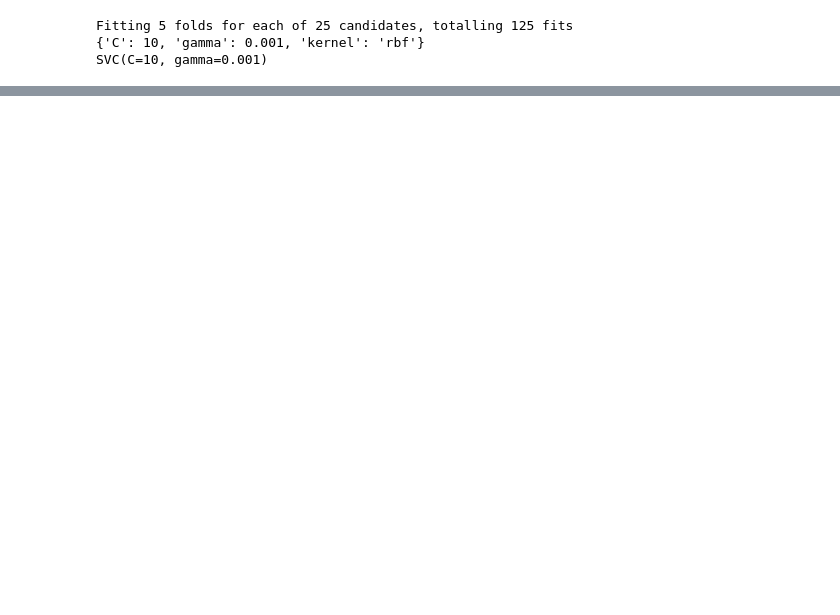
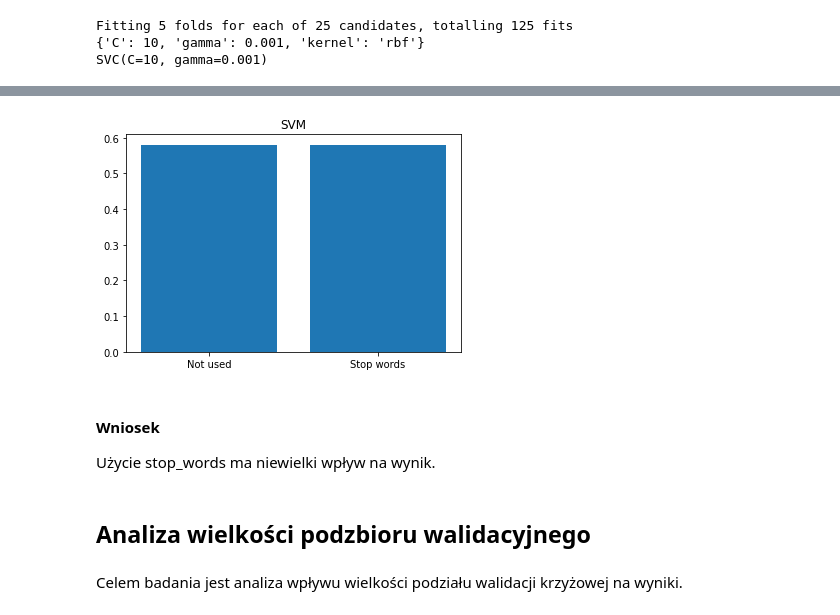
Before and after one commit to tojatos/SI, a Jupyter notebook: MachineLearning/zad1.ipynb, the cells around one changed output, grey strips where cells are left out. Drawn from its saved outputs; the diff is of its cells as text; code cells hidden in the pictures; blank space fills up the shorter version.

```diff
--- a/MachineLearning/zad1.ipynb
+++ b/MachineLearning/zad1.ipynb
@@ -252,0 +321,2 @@ weighted avg       0.67      0.66      0.66      1252
+# %%
+grid = GridSearchCV(svm.SVC(), {'C': [10], 'gamma': [0.001], 'kernel': ['rbf']}, refit=True, verbose = 3, n_jobs=-1)
@@ -252,0 +338,19 @@ weighted avg       0.67      0.66      0.66      1252
+# %%
+fig = plt.figure()
+ax = fig.add_subplot(111)
+ax.bar(
+    ['Not used', 'Stop words'],
+    [x_best, xs_best]
+)
+
+plt.title("SVM")
+plt.show()
+# %% [output]
+[figure, added]
+# %% [markdown]
+#### Wniosek
+Użycie stop_words ma niewielki wpływ na wynik.
+# %% [markdown]
+## Analiza wielkości podzbioru walidacyjnego
+# %% [markdown]
+Celem badania jest analiza wpływu wielkości podziału walidacji krzyżowej na wyniki.
```
Also changed, not shown: parts of 32 cells of this notebook.
